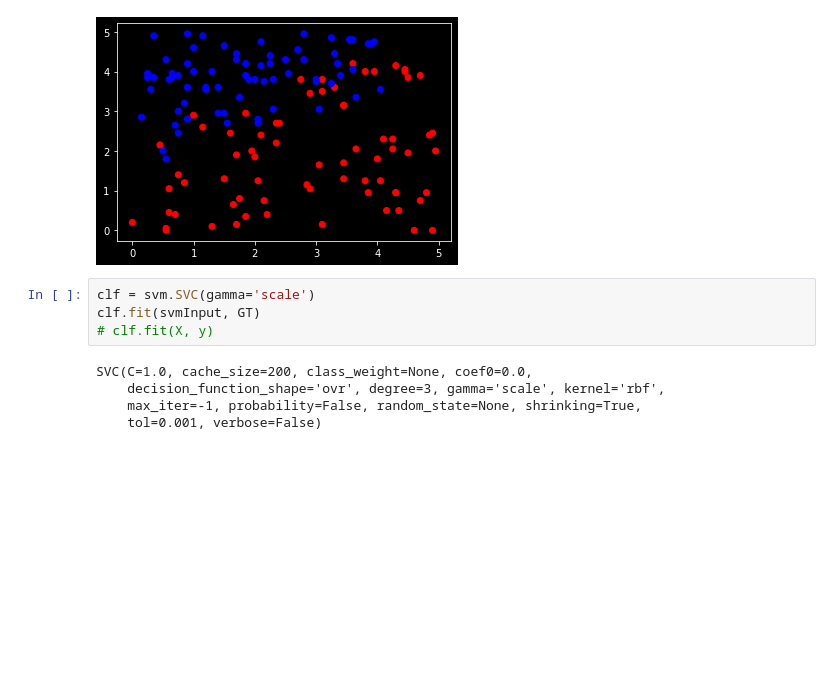
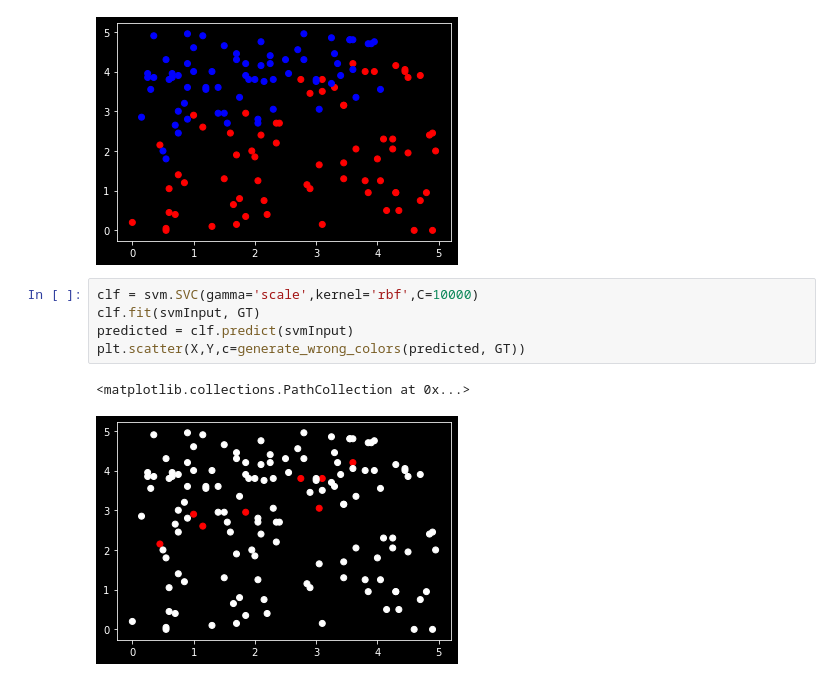
Before and after one commit to theazgra/dataAnalysisCourse, a Jupyter notebook: MAD_III/svm.ipynb, the cells around one changed output. Saved outputs shown, nothing was run; the diff lists cells and outputs as text; blank space fills up the shorter version.

```diff
--- a/MAD_III/svm.ipynb
+++ b/MAD_III/svm.ipynb
@@ -36,12 +36,11 @@ plt.scatter(X,Y,c=colors)
 <matplotlib.collections.PathCollection at 0x...>
 [figure]
 # %%
-clf = svm.SVC(gamma='scale')
+clf = svm.SVC(gamma='scale',kernel='rbf',C=10000)
 clf.fit(svmInput, GT)
-# clf.fit(X, y)
+predicted = clf.predict(svmInput)
+plt.scatter(X,Y,c=generate_wrong_colors(predicted, GT))
 # %% [output]
-SVC(C=1.0, cache_size=200, class_weight=None, coef0=0.0,
-    decision_function_shape='ovr', degree=3, gamma='scale', kernel='rbf',
-    max_iter=-1, probability=False, random_state=None, shrinking=True,
-    tol=0.001, verbose=False)
+<matplotlib.collections.PathCollection at 0x...>
+[figure, added]
 # %%
```
Also changed, not shown: parts of 5 cells of this notebook.
